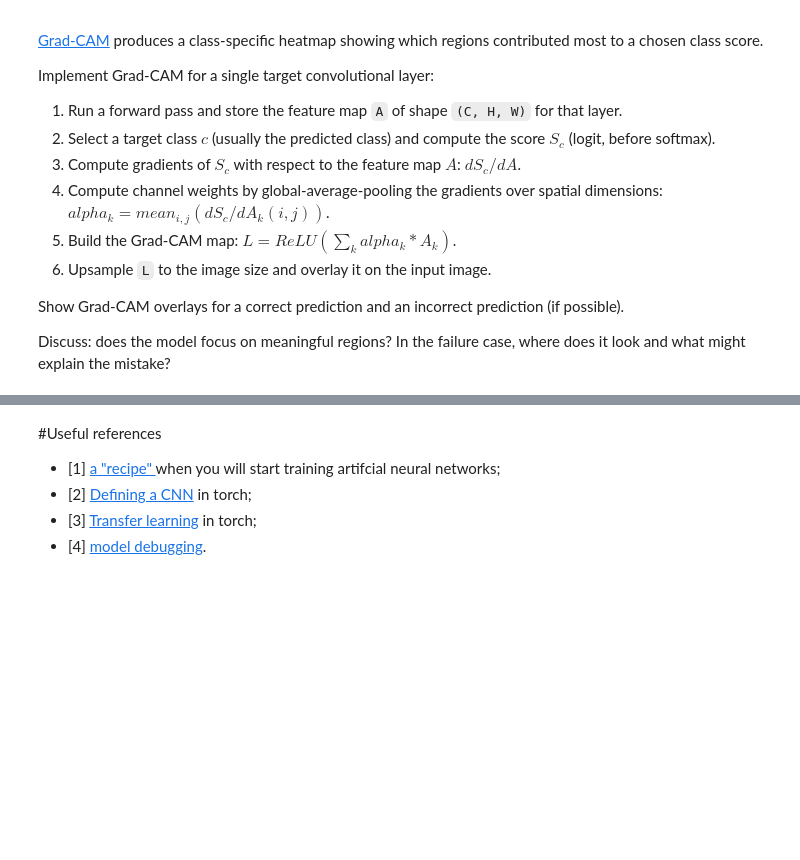
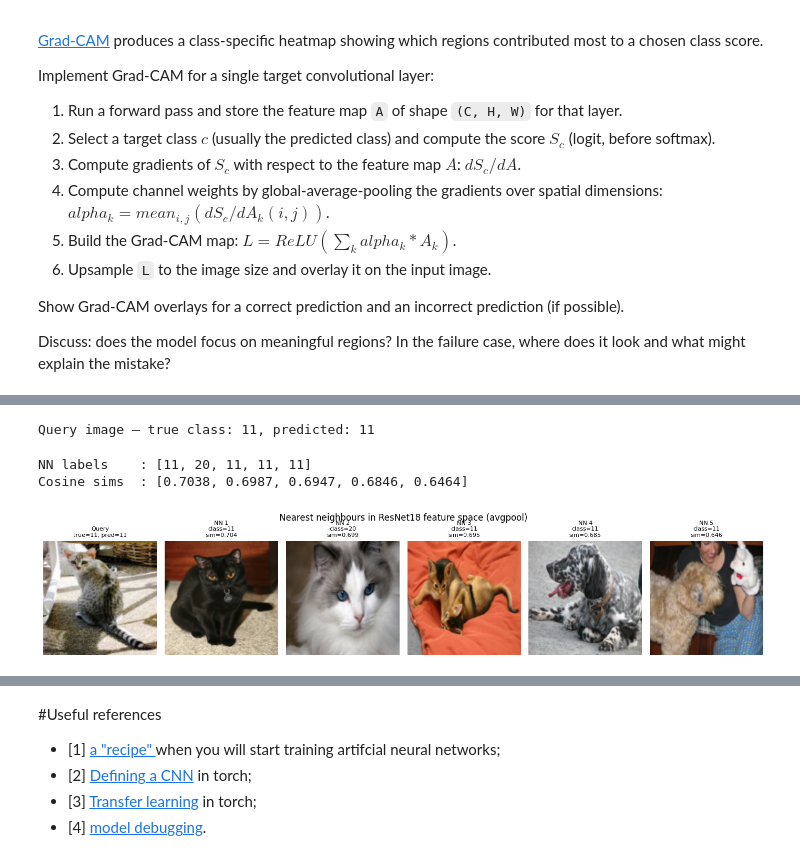
Before and after one commit to ioan-vlad-pantiru/cvdlp, a Jupyter notebook: lab3/Computer_Vision_and_Deep_Learning_Laboratory_3_[students].ipynb, the cells around one changed output, grey strips where cells are left out. Saved outputs shown, nothing was run; the diff lists cells and outputs as text; code cells hidden in the pictures; blank space fills up the shorter version.

```diff
--- a/lab3/Computer_Vision_and_Deep_Learning_Laboratory_3_[students].ipynb
+++ b/lab3/Computer_Vision_and_Deep_Learning_Laboratory_3_[students].ipynb
@@ -903,0 +1105,51 @@ NN labels [11, 11, 11, 20, 11] cosine sim [0.6929, 0.6782, 0.6758, 0.6614, 0.657
+# %%
+# ── Shared helper ────────────────────────────────────────────────────────────
+def _denorm(t):
+    """Undo the (mean=0.5, std=0.5) normalisation for display."""
+    return (t * 0.5 + 0.5).clamp(0, 1)
+
+# Load a small test set batch to use across all visualisation cells
+train_loader_viz, test_loader_viz, _ = L.get_dataloaders(max_train_samples=2000)
+x0, y0 = next(iter(test_loader_viz))
+x0_dev  = x0.to(device)
+
+with torch.no_grad():
+    pred = ft_model(x0_dev).argmax(1)
+
+query_img = x0[0].cpu()   # CHW, normalised
+query_true  = y0[0].item()
+query_pred  = pred[0].item()
+print(f"Query image — true class: {query_true}, predicted: {query_pred}")
+# %% [output]
+Query image — true class: 11, predicted: 11
+# %%
+# ── 1) Nearest neighbours in feature space ────────────────────────────────────
+nn_labels, nn_sims = L.nearest_neighbors_demo(
+    ft_model, train_loader_viz, query_img, device, k=5
+)
+print("NN labels    :", nn_labels)
+print("Cosine sims  :", [round(s, 4) for s in nn_sims])
+
+fig, axes = plt.subplots(1, 6, figsize=(14, 3))
+axes[0].imshow(_denorm(query_img).permute(1,2,0).numpy())
+axes[0].set_title(f"Query\ntrue={query_true}, pred={query_pred}", fontsize=8)
+axes[0].axis("off")
+
+# Grab the actual neighbour images from the train set
+all_imgs = []
+for xi, _ in train_loader_viz:
+    all_imgs.append(xi)
+all_imgs = torch.cat(all_imgs, dim=0)
+
+for j, (lbl, sim) in enumerate(zip(nn_labels, nn_sims)):
+    if j + 1 >= len(axes): break
+    axes[j+1].imshow(_denorm(all_imgs[j]).permute(1,2,0).numpy())
+    axes[j+1].set_title(f"NN {j+1}\nclass={lbl}\nsim={sim:.3f}", fontsize=8)
+    axes[j+1].axis("off")
+plt.suptitle("Nearest neighbours in ResNet18 feature space (avgpool)")
+plt.tight_layout()
+plt.show()
+# %% [output]
+NN labels    : [11, 20, 11, 11, 11]
+Cosine sims  : [0.7038, 0.6987, 0.6947, 0.6846, 0.6464]
+[figure, added]
```
Also changed, not shown: parts of 20 cells of this notebook, 7 other files.
